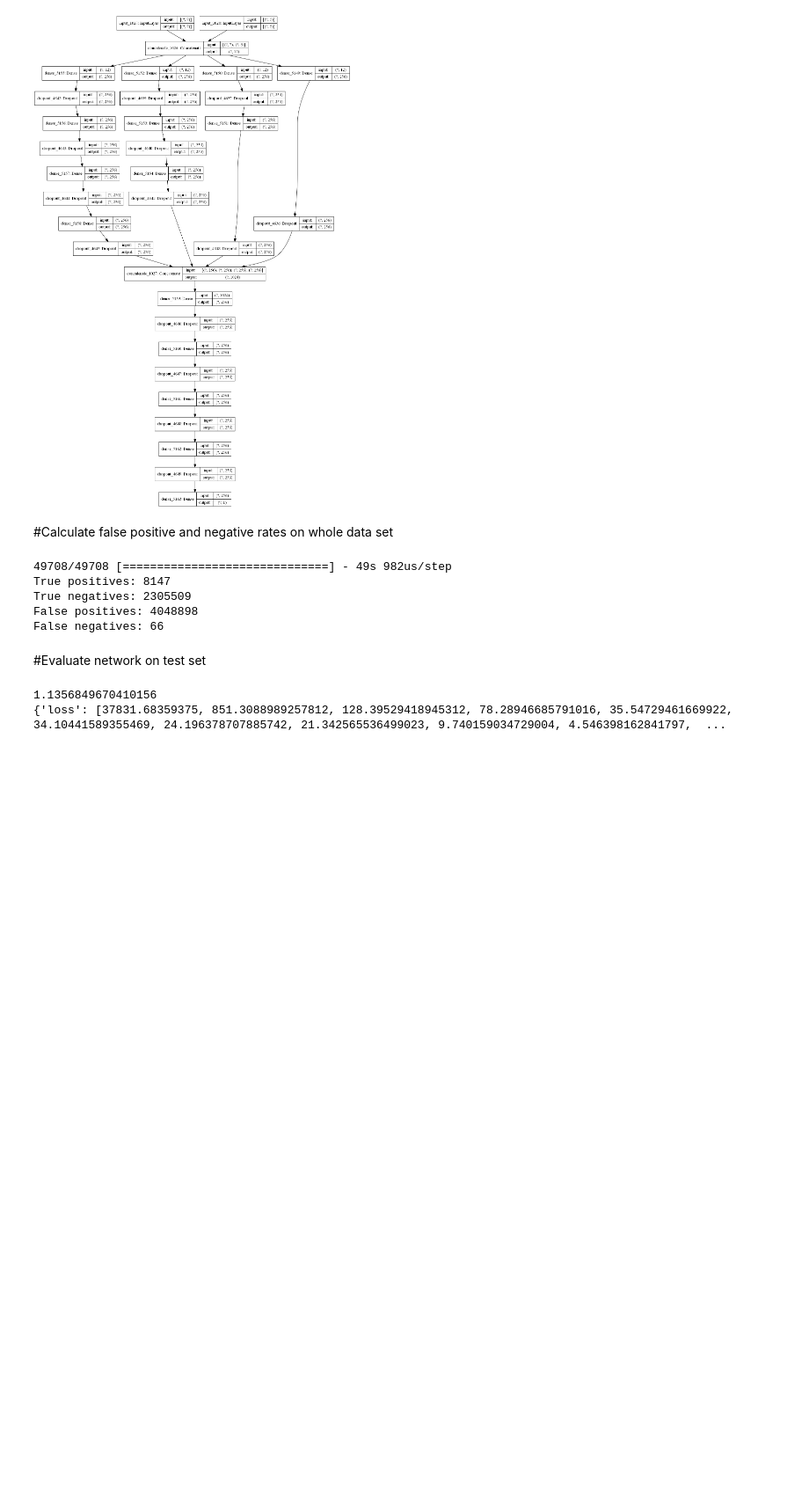
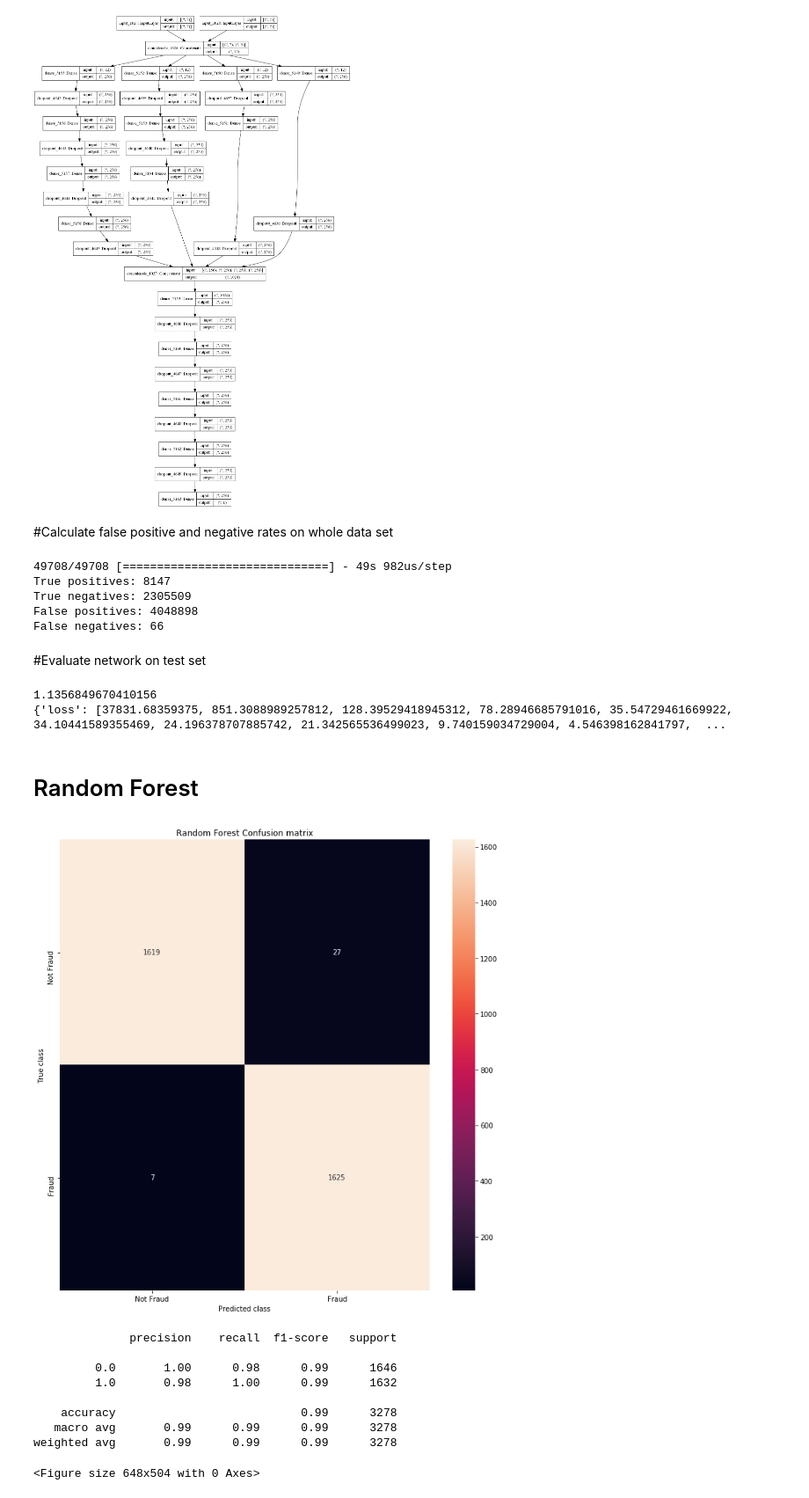
Before and after one commit to ColbyMainard/FraudDetectorCSCE676, a Jupyter notebook: Bank Transactions Analysis.ipynb, the cells around one changed output. Shown at 88% size. Saved outputs shown, nothing was run; the diff lists cells and outputs as text; code cells hidden in the pictures; blank space fills up the shorter version.

```diff
--- a/Bank Transactions Analysis.ipynb
+++ b/Bank Transactions Analysis.ipynb
@@ -77,10 +77,8 @@ fraud_truth_value = []
 for idx in range(len(data["type"])):
     element = []
     element.append(float(data["amount"][idx]))
-    element.append(float(data["nameOrig"][idx]))
     element.append(float(data["oldbalanceOrg"][idx]))
     element.append(float(data["newbalanceOrig"][idx]))
-    element.append(float(data["nameDest"][idx]))
     element.append(float(data["oldbalanceDest"][idx]))
     element.append(float(data["newbalanceDest"][idx]))
     non_transaction_type_data.append(element)
@@ -113,10 +111,8 @@ for idx in range(len(data["amount"])):
     if (data["isFraud"][idx] == 1):
         element = []
         element.append(float(data["amount"][idx]))
-        element.append(float(data["nameOrig"][idx]))
         element.append(float(data["oldbalanceOrg"][idx]))
         element.append(float(data["newbalanceOrig"][idx]))
-        element.append(float(data["nameDest"][idx]))
         element.append(float(data["oldbalanceDest"][idx]))
         element.append(float(data["newbalanceDest"][idx]))
         sample_data_non_transactional.append(element)
@@ -126,10 +122,8 @@ for idx in range(len(data["amount"])):
     elif (random.random() < (8213.0 / 6362620.0)) and (num_normal_examples < 8213):
         element = []
         element.append(float(data["amount"][idx]))
-        element.append(float(data["nameOrig"][idx]))
         element.append(float(data["oldbalanceOrg"][idx]))
         element.append(float(data["newbalanceOrig"][idx]))
-        element.append(float(data["nameDest"][idx]))
         element.append(float(data["oldbalanceDest"][idx]))
         element.append(float(data["newbalanceDest"][idx]))
         sample_data_non_transactional.append(element)
@@ -152,9 +146,9 @@ for idx in range(len(sample_data_labels)):
         sample_data_transactional_train.append(sample_data_transactional[idx])
         sample_data_labels_train.append(sample_data_labels[idx])
     else:
-        sample_data_non_transactional_train.append(sample_data_non_transactional[idx])
-        sample_data_transactional_train.append(sample_data_transactional[idx])
-        sample_data_labels_train.append(sample_data_labels[idx])
+        sample_data_non_transactional_test.append(sample_data_non_transactional[idx])
+        sample_data_transactional_test.append(sample_data_transactional[idx])
+        sample_data_labels_test.append(sample_data_labels[idx])
 #convert sample data to numpy arrays
 sample_data_non_transactional_train = np.array(sample_data_non_transactional_train)
 sample_data_non_transactional_test = np.array(sample_data_non_transactional_test)
@@ -512,3 +506,44 @@ print(history.history)
 # %% [output]
 1.1356849670410156
 {'loss': [37831.68359375, 851.3088989257812, 128.39529418945312, 78.28946685791016, 35.54729461669922, 34.10441589355469, 24.196378707885742, 21.342565536499023, 9.740159034729004, 4.546398162841797,  ...
+# %% [markdown]
+# Random Forest
+# %%
+from sklearn.ensemble import RandomForestClassifier
+from sklearn.metrics import classification_report, accuracy_score,precision_score,recall_score,f1_score,matthews_corrcoef
+from sklearn.metrics import confusion_matrix
+import seaborn as sns
+import matplotlib.pyplot as plt
+
+# Combine the subsampled Transactional and Non-Transactional data into one array of data
+comb_train = np.hstack((sample_data_non_transactional_train, sample_data_transactional_train))
+comb_test = np.hstack((sample_data_non_transactional_test, sample_data_transactional_test))
+
+# Random Forest of subsampled data
+RFC = RandomForestClassifier()
+RFC.fit(comb_train,sample_data_labels_train)
+
+y_pred = RFC.predict(comb_test)
+# %%
+LABELS = ['Not Fraud', 'Fraud']
+conf_matrix = confusion_matrix(sample_data_labels_test, y_pred)
+plt.figure(figsize=(12, 12))
+sns.heatmap(conf_matrix, xticklabels=LABELS, yticklabels=LABELS, annot=True, fmt="d");
+plt.title("Random Forest Confusion matrix")
+plt.ylabel('True class')
+plt.xlabel('Predicted class')
+plt.show()
+plt.figure(figsize=(9, 7))
+
+print(classification_report(sample_data_labels_test, y_pred))
+# %% [output]
+[figure, added]
+              precision    recall  f1-score   support
+
+         0.0       1.00      0.98      0.99      1646
+         1.0       0.98      1.00      0.99      1632
+
+    accuracy                           0.99      3278
+   macro avg       0.99      0.99      0.99      3278
+weighted avg       0.99      0.99      0.99      3278
+<Figure size 648x504 with 0 Axes>
```
Also changed, not shown: parts of 14 cells of this notebook, 1 other file.
